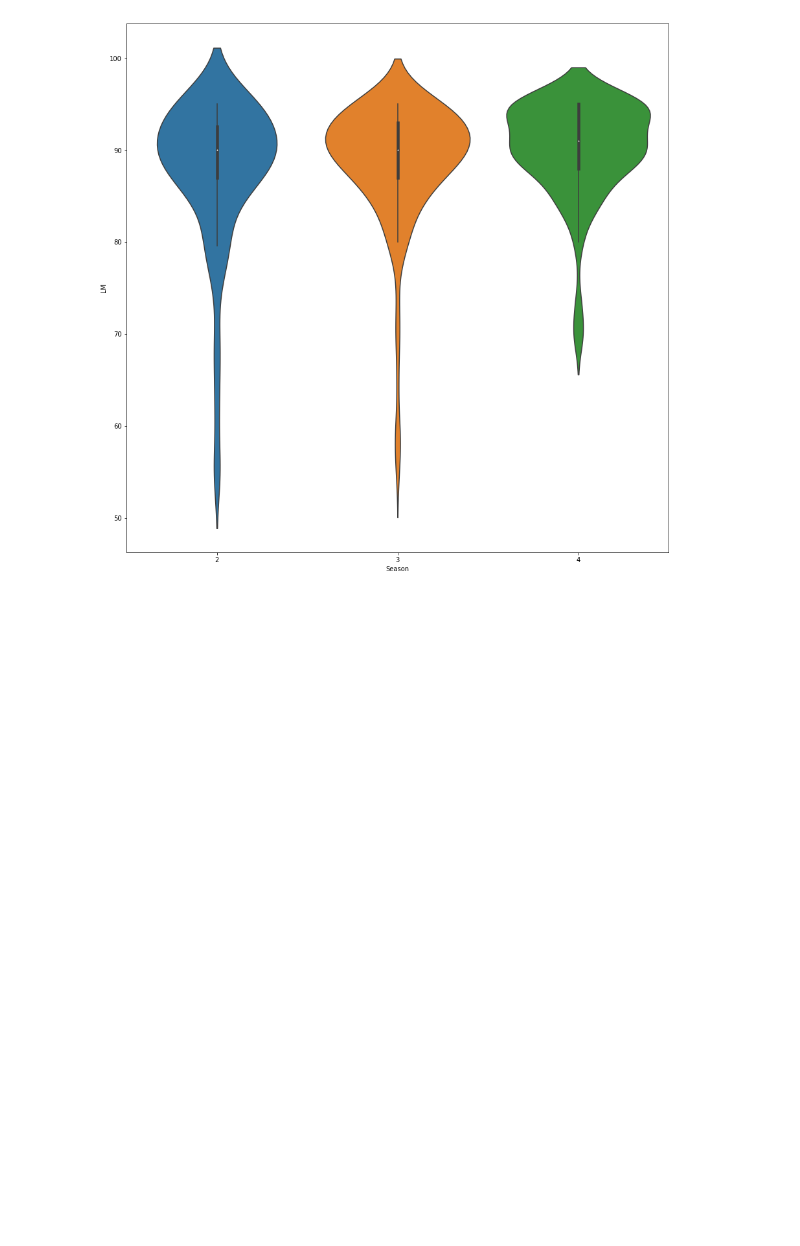
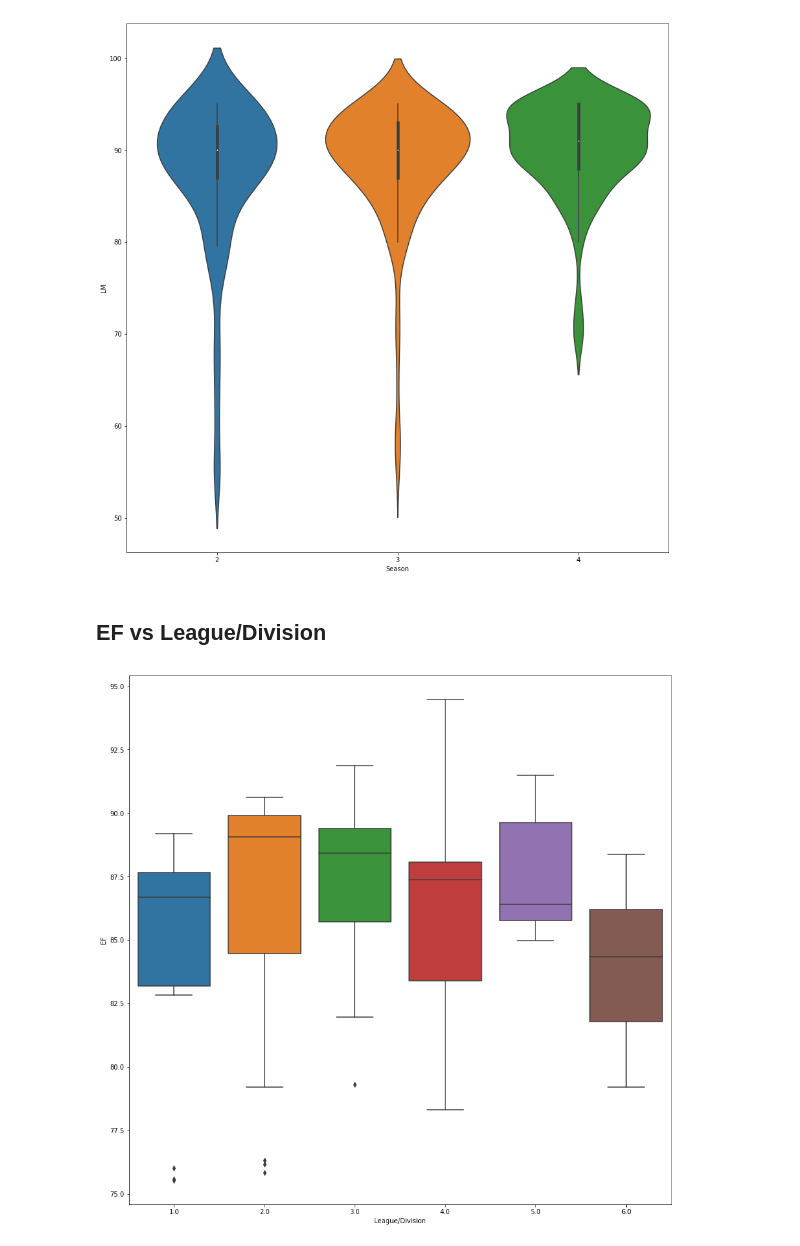
Before and after one commit to Didanny/EECE-464-Project, a Jupyter notebook: Project.ipynb, the cells around one changed output. Saved outputs shown, nothing was run; the diff lists cells and outputs as text; code cells hidden in the pictures; blank space fills up the shorter version.

```diff
--- a/Project.ipynb
+++ b/Project.ipynb
@@ -318,3 +318,11 @@ sns.violinplot(x='Season', y='LM', data=dataset_2)
 plt.show()
 # %% [output]
 [figure]
+# %% [markdown]
+## EF vs League/Division
+# %%
+plt.figure(figsize=(15,15))
+sns.boxplot(x='League/Division', y='EF', data=dataset_2_missing)
+plt.show()
+# %% [output]
+[figure, added]
```
Also changed, not shown: parts of 5 cells of this notebook.
